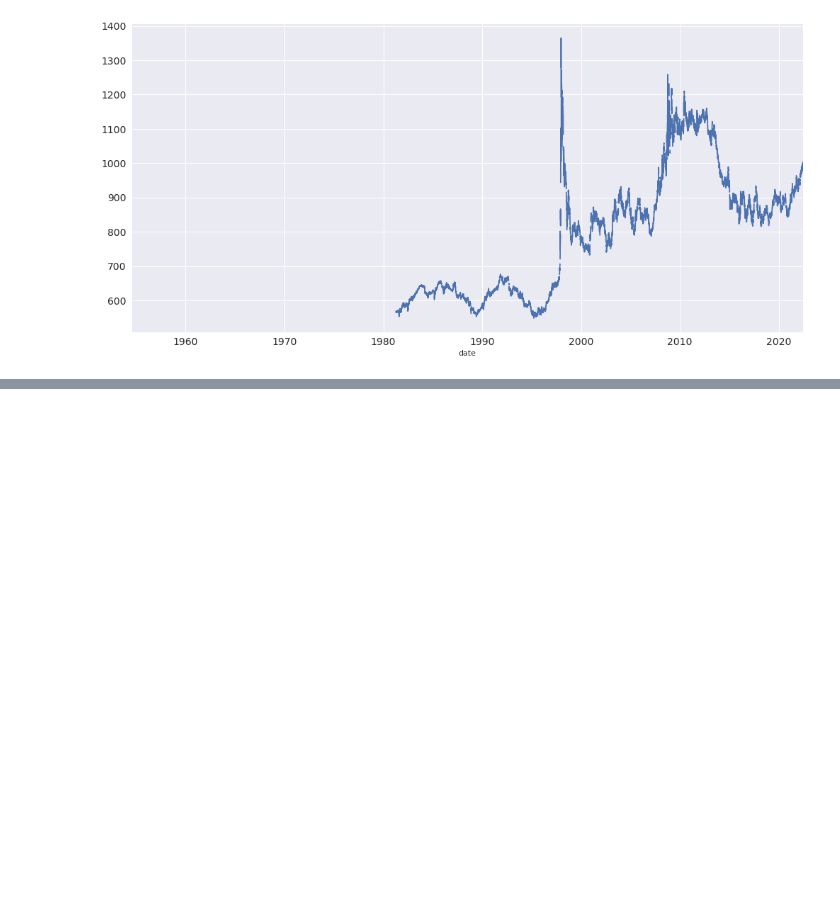
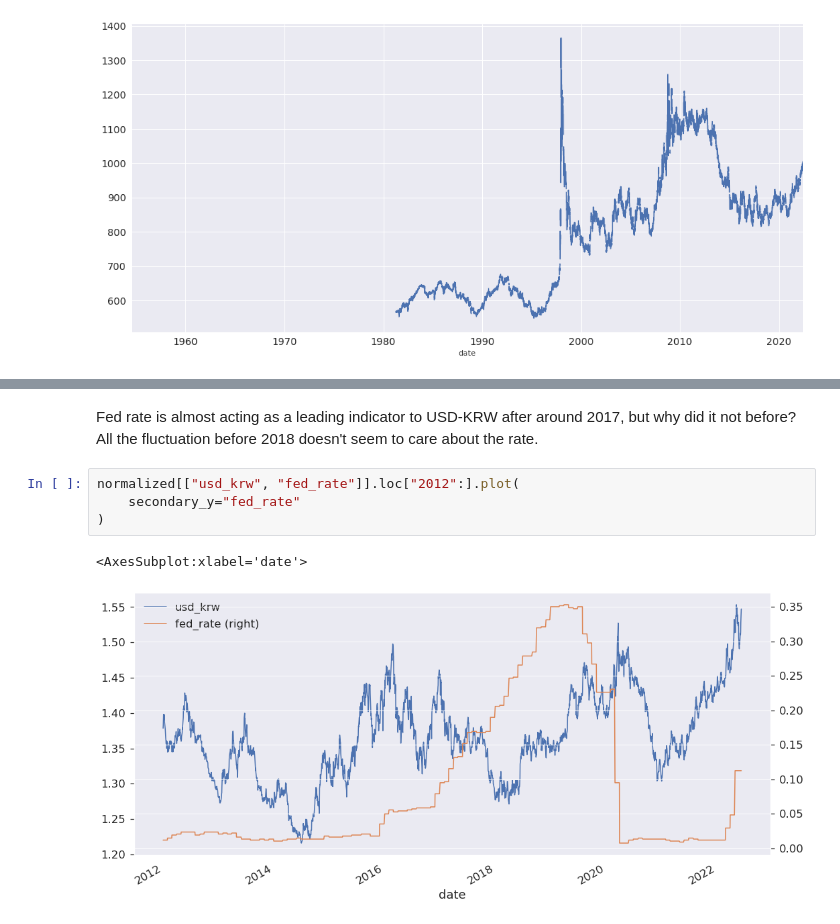
Before and after one commit to sidhlee/data-science-and-machine-learning, a Jupyter notebook: playground/shi-bum/krw_rates.ipynb, the cells around one changed output, grey strips where cells are left out. Saved outputs shown, nothing was run; the diff lists cells and outputs as text; blank space fills up the shorter version.

```diff
--- a/playground/shi-bum/krw_rates.ipynb
+++ b/playground/shi-bum/krw_rates.ipynb
@@ -264,0 +299,10 @@ df.plot(figsize=(20, 10))
+# %% [markdown]
+Fed rate is almost acting as a leading indicator to USD-KRW after around 2017, but why did it not before?
+All the fluctuation before 2018 doesn't seem to care about the rate.
+# %%
+normalized[["usd_krw", "fed_rate"]].loc["2012":].plot(
+    secondary_y="fed_rate"
+)
+# %% [output]
+<AxesSubplot:xlabel='date'>
+[figure, added]
```
Also changed, not shown: parts of 12 cells of this notebook.
